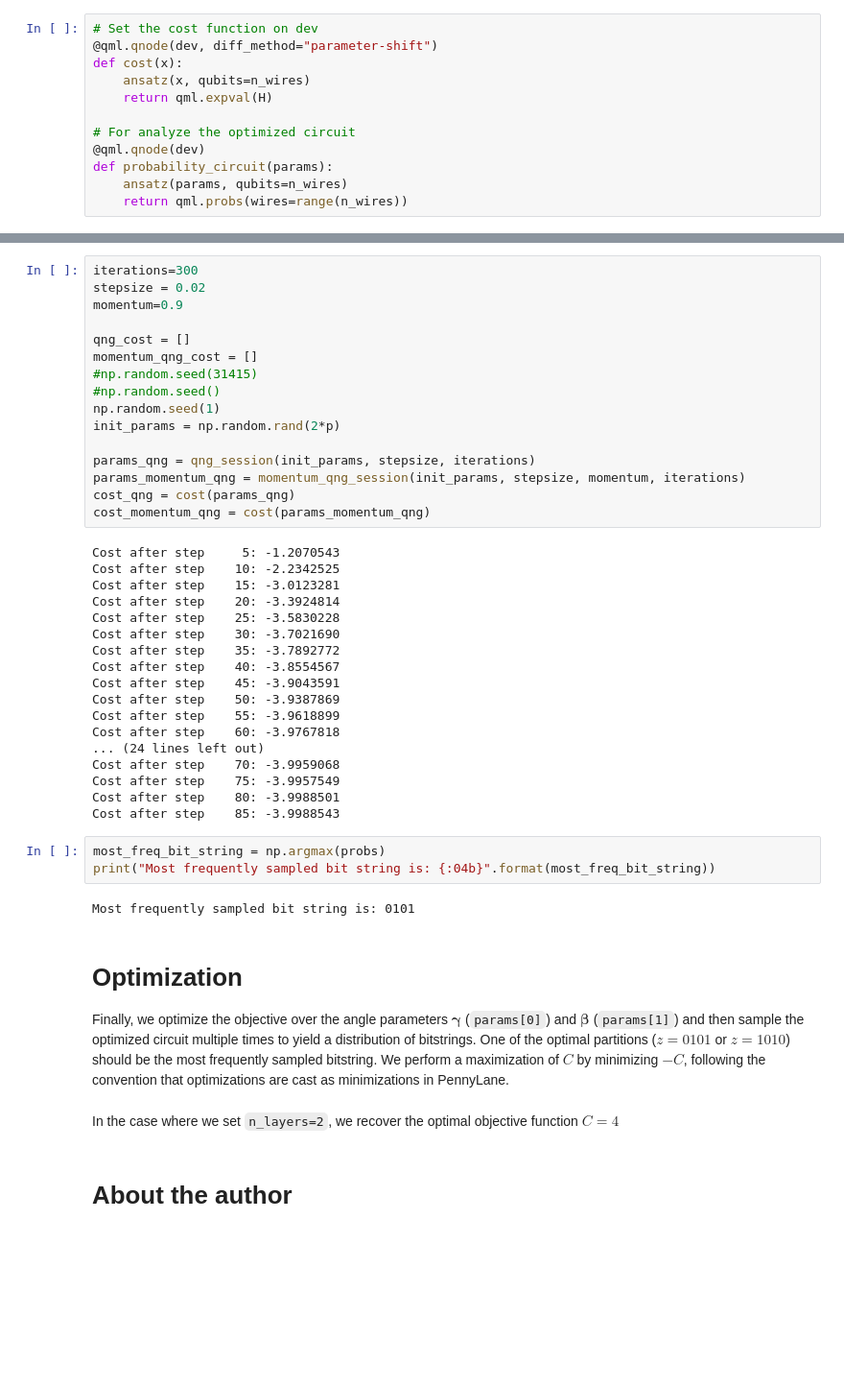
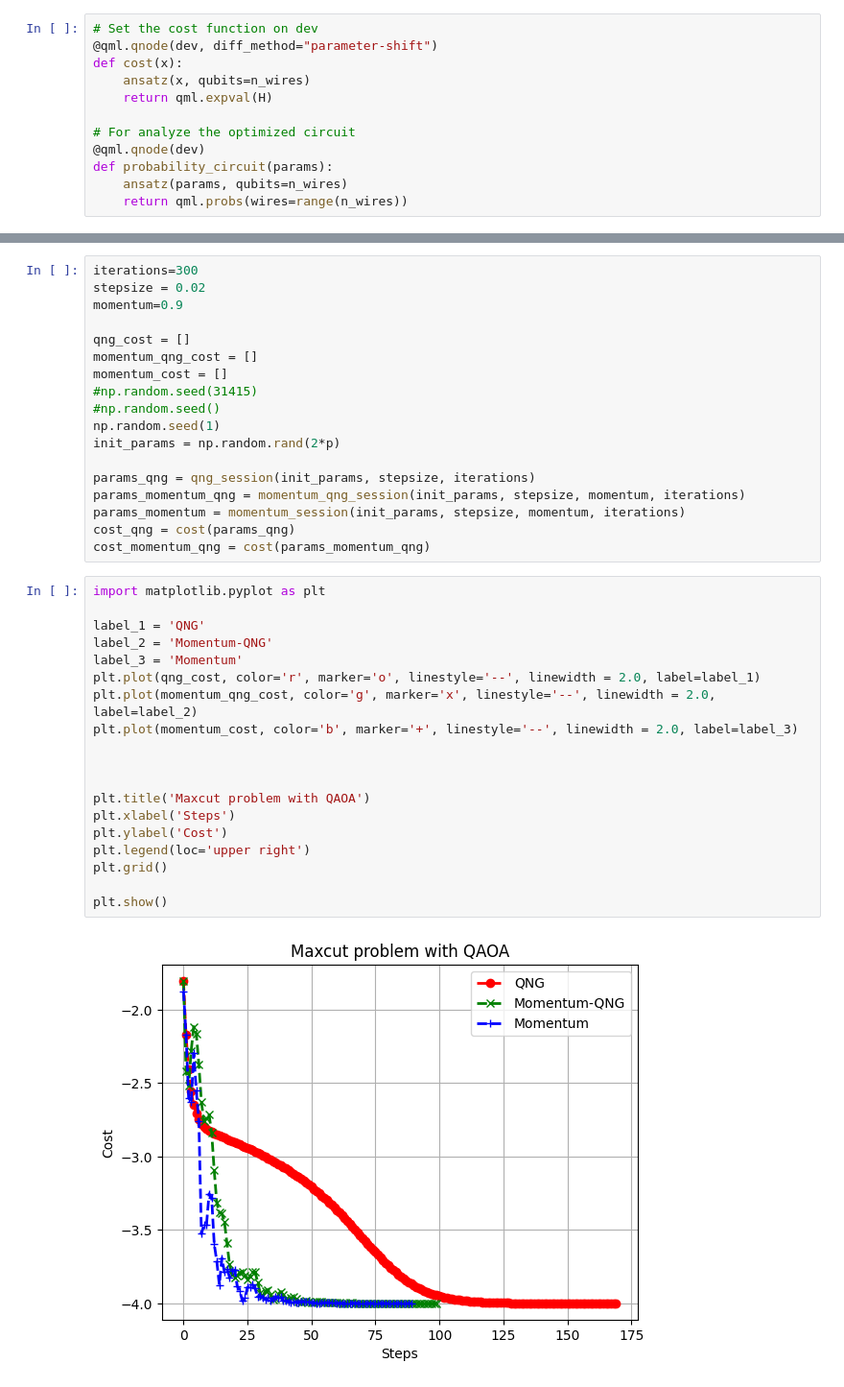
Before and after one commit to borbysh/Momentum-QNG, a Jupyter notebook: Future_work/qaoa_maxcut_qng.ipynb, the cells around one changed output, grey strips where cells are left out. Shown at 96% size. Cells and saved outputs as stored; diff of their text form; blank space fills up the shorter version.

Commit message:
Plots added

```diff
--- a/Future_work/qaoa_maxcut_qng.ipynb
+++ b/Future_work/qaoa_maxcut_qng.ipynb
@@ -297,6 +315,7 @@ momentum=0.9
 
 qng_cost = []
 momentum_qng_cost = []
+momentum_cost = []
 #np.random.seed(31415)
 #np.random.seed()
 np.random.seed(1)
@@ -304,45 +323,27 @@ init_params = np.random.rand(2*p)
 
 params_qng = qng_session(init_params, stepsize, iterations)
 params_momentum_qng = momentum_qng_session(init_params, stepsize, momentum, iterations)
+params_momentum = momentum_session(init_params, stepsize, momentum, iterations)
 cost_qng = cost(params_qng)
 cost_momentum_qng = cost(params_momentum_qng)
-# %% [output]
-Cost after step     5: -1.2070543
-Cost after step    10: -2.2342525
-Cost after step    15: -3.0123281
-Cost after step    20: -3.3924814
-Cost after step    25: -3.5830228
-Cost after step    30: -3.7021690
-Cost after step    35: -3.7892772
-Cost after step    40: -3.8554567
-Cost after step    45: -3.9043591
-Cost after step    50: -3.9387869
-Cost after step    55: -3.9618899
-Cost after step    60: -3.9767818
-... (24 lines left out)
-Cost after step    70: -3.9959068
-Cost after step    75: -3.9957549
-Cost after step    80: -3.9988501
-Cost after step    85: -3.9988543
-# %%
-most_freq_bit_string = np.argmax(probs)
-print("Most frequently sampled bit string is: {:04b}".format(most_freq_bit_string))
-# %% [output]
-Most frequently sampled bit string is: 0101
-# %% [markdown]
-Optimization
-============
-
-Finally, we optimize the objective over the angle parameters
-$\boldsymbol{\gamma}$ (`params[0]`) and $\boldsymbol{\beta}$
-(`params[1]`) and then sample the optimized circuit multiple times to
-yield a distribution of bitstrings. One of the optimal partitions
-($z=0101$ or $z=1010$) should be the most frequently sampled bitstring.
-We perform a maximization of $C$ by minimizing $-C$, following the
-convention that optimizations are cast as minimizations in PennyLane.
-# %% [markdown]
-In the case where we set `n_layers=2`, we recover the optimal objective
-function $C=4$
-# %% [markdown]
-About the author
-================
+# %%
+import matplotlib.pyplot as plt
+
+label_1 = 'QNG'
+label_2 = 'Momentum-QNG'
+label_3 = 'Momentum'
+plt.plot(qng_cost, color='r', marker='o', linestyle='--', linewidth = 2.0, label=label_1)
+plt.plot(momentum_qng_cost, color='g', marker='x', linestyle='--', linewidth = 2.0, label=label_2)
+plt.plot(momentum_cost, color='b', marker='+', linestyle='--', linewidth = 2.0, label=label_3)
+
+
+
+plt.title('Maxcut problem with QAOA')
+plt.xlabel('Steps')
+plt.ylabel('Cost')
+plt.legend(loc='upper right')
+plt.grid()
+
+plt.show()
+# %% [output]
+[figure, added]
```
Also changed, not shown: parts of 3 cells of this notebook.
